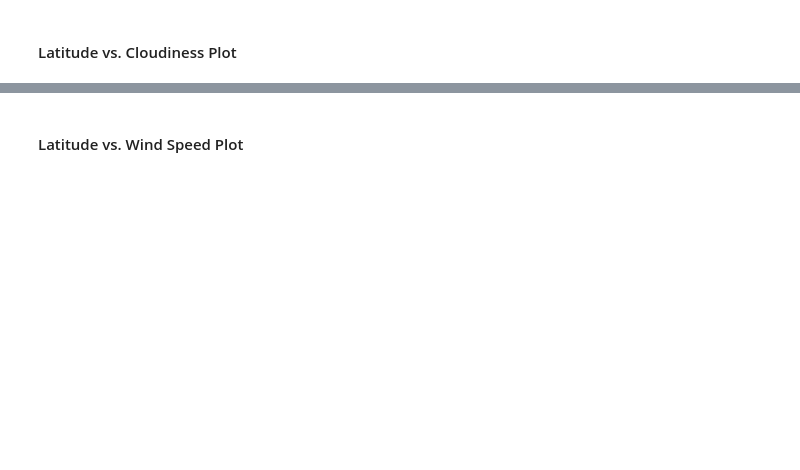
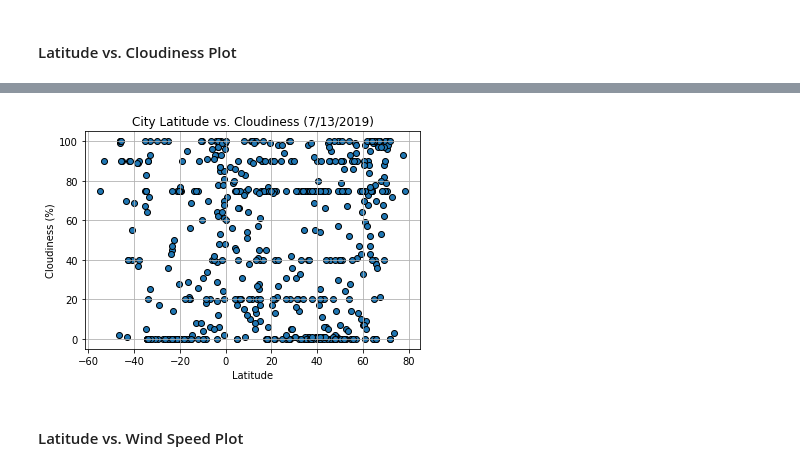
Before and after one commit to Alyrei/homework-6, a Jupyter notebook: WeatherPy.ipynb, the cells around one changed output, grey strips where cells are left out. Saved outputs shown, nothing was run; the diff lists cells and outputs as text; code cells hidden in the pictures; blank space fills up the shorter version.

```diff
--- a/WeatherPy.ipynb
+++ b/WeatherPy.ipynb
@@ -119,2 +195,19 @@ dtype: int64
+# %%
+# Scatter plot for each data type
+plt.scatter(df["Lat"], df["Cloudiness"], marker="o", edgecolors="black")
+
+# Graph properties
+plt.title("City Latitude vs. Cloudiness (7/13/2019)")
+plt.ylabel("Cloudiness (%)")
+plt.xlabel("Latitude")
+plt.grid(True)
+
+# Save the figure
+plt.savefig("./images/CloudinessVsLat.png")
+
+# Show plot
+plt.show()
+# %% [output]
+[figure, added]
 # %% [markdown]
 #### Latitude vs. Wind Speed Plot
```
Also changed, not shown: parts of 16 cells of this notebook, 5 other files.
